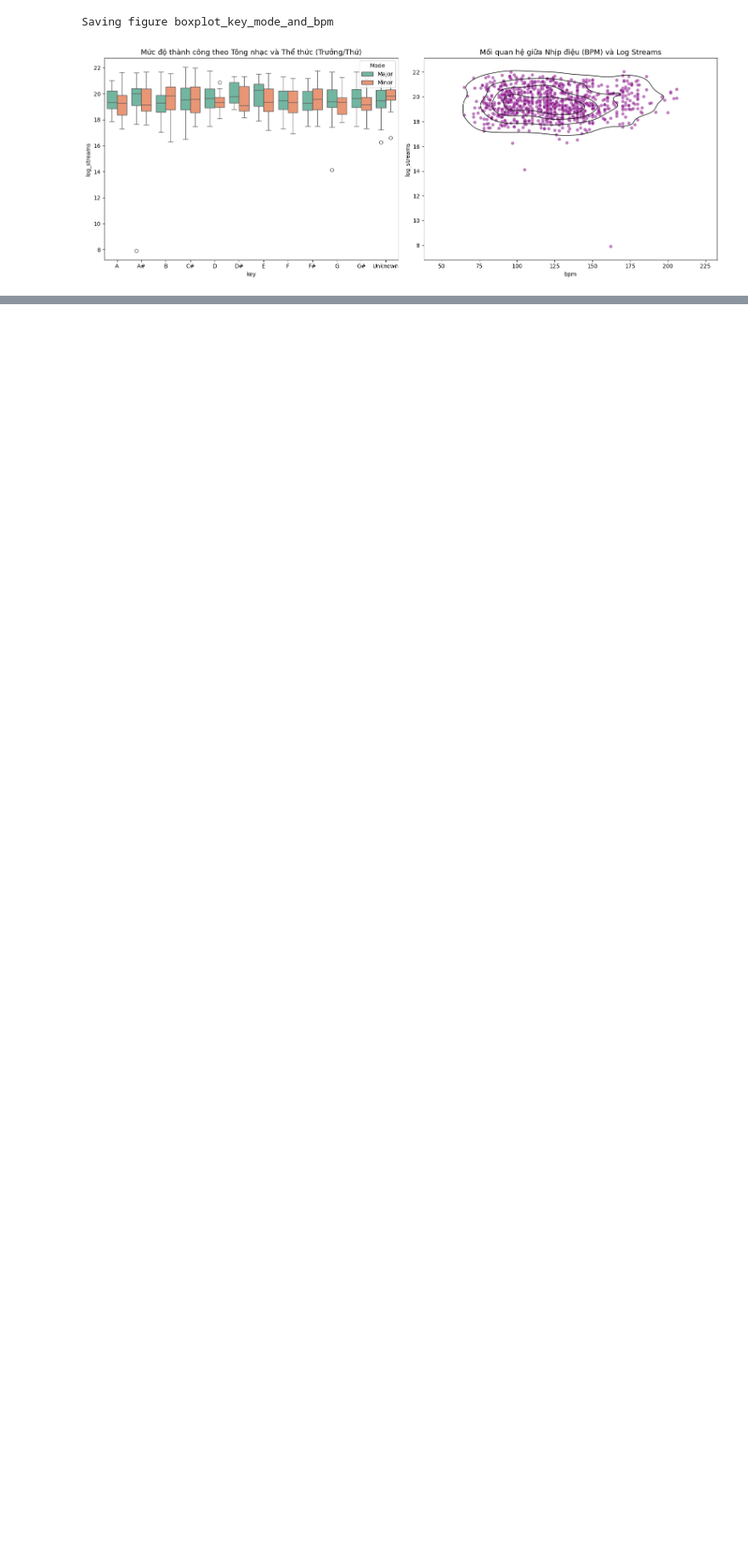
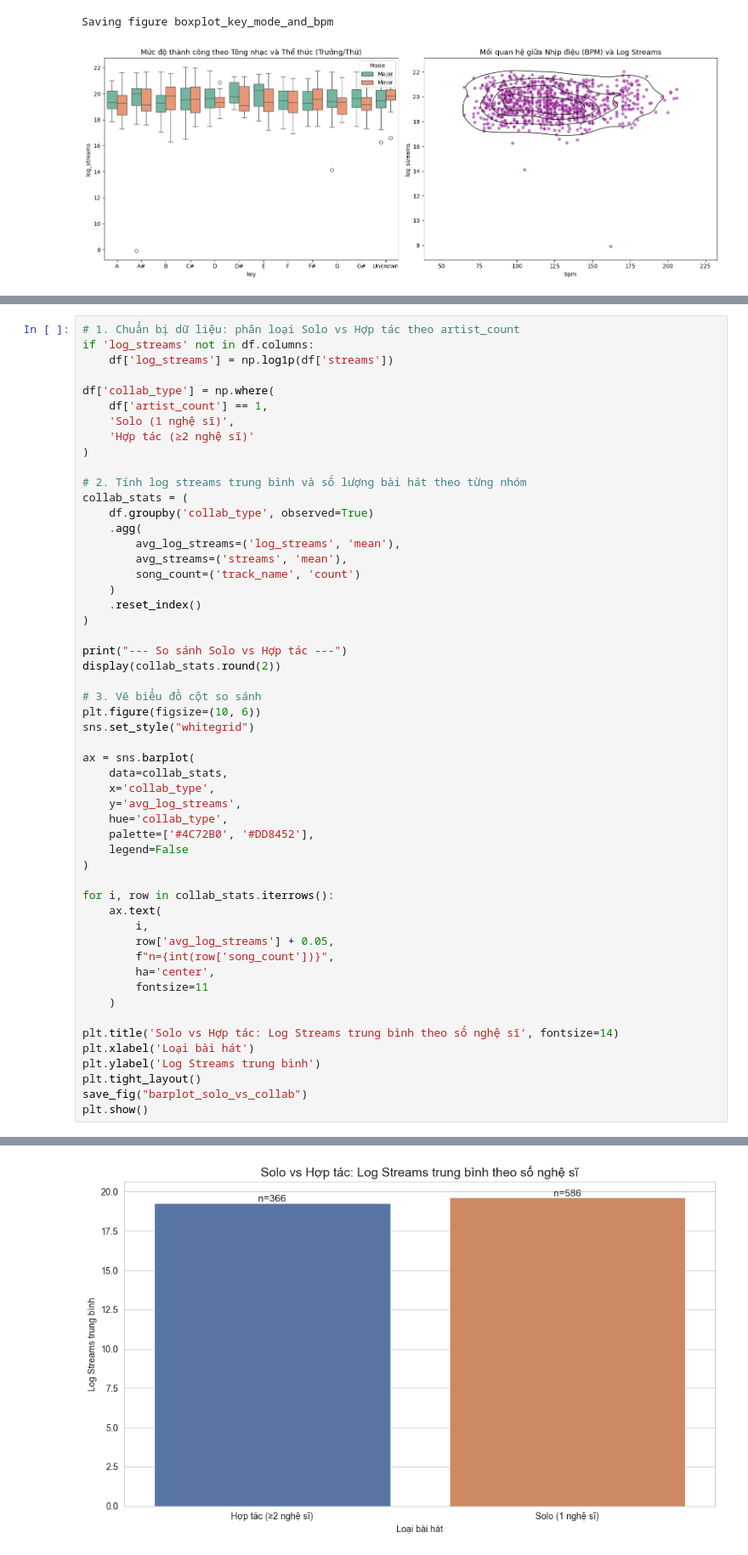
Before and after one commit to BuiHuy16/Spotify-Songs, a Jupyter notebook: notebooks/eda_visualization.ipynb, the cells around one changed output, grey strips where cells are left out. Shown at 85% size. Cells and saved outputs as stored; diff of their text form; blank space fills up the shorter version.

```diff
--- a/notebooks/eda_visualization.ipynb
+++ b/notebooks/eda_visualization.ipynb
@@ -243,0 +249,54 @@ Saving figure boxplot_key_mode_and_bpm
+# %%
+# 1. Chuẩn bị dữ liệu: phân loại Solo vs Hợp tác theo artist_count
+if 'log_streams' not in df.columns:
+    df['log_streams'] = np.log1p(df['streams'])
+
+df['collab_type'] = np.where(
+    df['artist_count'] == 1,
+    'Solo (1 nghệ sĩ)',
+    'Hợp tác (≥2 nghệ sĩ)'
+)
+
+# 2. Tính log streams trung bình và số lượng bài hát theo từng nhóm
+collab_stats = (
+    df.groupby('collab_type', observed=True)
+    .agg(
+        avg_log_streams=('log_streams', 'mean'),
+        avg_streams=('streams', 'mean'),
+        song_count=('track_name', 'count')
+    )
+    .reset_index()
+)
+
+print("--- So sánh Solo vs Hợp tác ---")
+display(collab_stats.round(2))
+
+# 3. Vẽ biểu đồ cột so sánh
+plt.figure(figsize=(10, 6))
+sns.set_style("whitegrid")
+
+ax = sns.barplot(
+    data=collab_stats,
+    x='collab_type',
+    y='avg_log_streams',
+    hue='collab_type',
+    palette=['#4C72B0', '#DD8452'],
+    legend=False
+)
+
+for i, row in collab_stats.iterrows():
+    ax.text(
+        i,
+        row['avg_log_streams'] + 0.05,
+        f"n={int(row['song_count'])}",
+        ha='center',
+        fontsize=11
+    )
+
+plt.title('Solo vs Hợp tác: Log Streams trung bình theo số nghệ sĩ', fontsize=14)
+plt.xlabel('Loại bài hát')
+plt.ylabel('Log Streams trung bình')
+plt.tight_layout()
+save_fig("barplot_solo_vs_collab")
+plt.show()
+# %% [output]
@@ -243,0 +308 @@ Saving figure boxplot_key_mode_and_bpm
+[figure, added]
```
Also changed, not shown: parts of 8 cells of this notebook, 4 other files.
